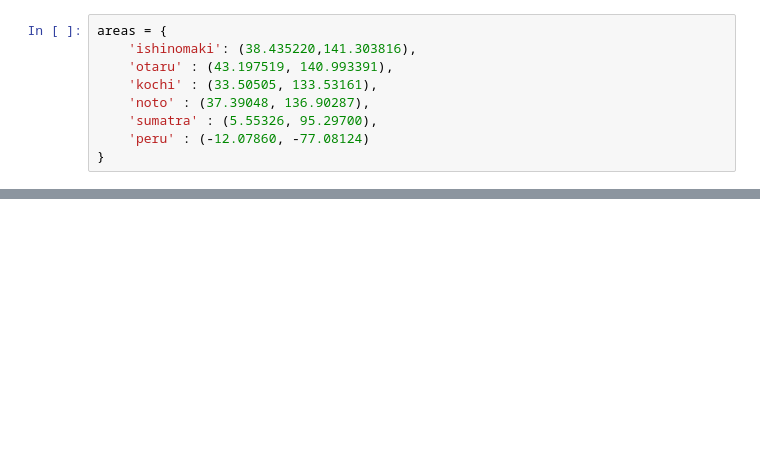
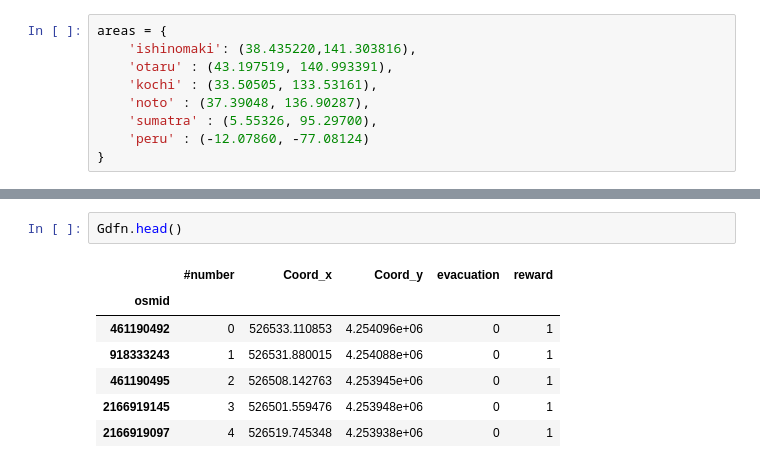
Before and after one commit to erick2307/2024_Urushibara, a Jupyter notebook: dashboard_shortestpath.ipynb, the cells around one changed output, grey strips where cells are left out. Saved outputs shown, nothing was run; the diff lists cells and outputs as text; blank space fills up the shorter version.

```diff
--- a/dashboard_shortestpath.ipynb
+++ b/dashboard_shortestpath.ipynb
@@ -324,0 +440,10 @@ Gdfn.loc[Gdfn['#number']==1365]
+# %%
+Gdfn.head()
+# %% [output]
+|  | #number | Coord_x | Coord_y | evacuation | reward |
+| osmid |  |  |  |  |  |
+| 461190492 | 0 | 526533.110853 | 4.254096e+06 | 0 | 1 |
+| 918333243 | 1 | 526531.880015 | 4.254088e+06 | 0 | 1 |
+| 461190495 | 2 | 526508.142763 | 4.253945e+06 | 0 | 1 |
+| 2166919145 | 3 | 526501.559476 | 4.253948e+06 | 0 | 1 |
+| 2166919097 | 4 | 526519.745348 | 4.253938e+06 | 0 | 1 |
```
Also changed, not shown: parts of 21 cells of this notebook, 8 other files.
